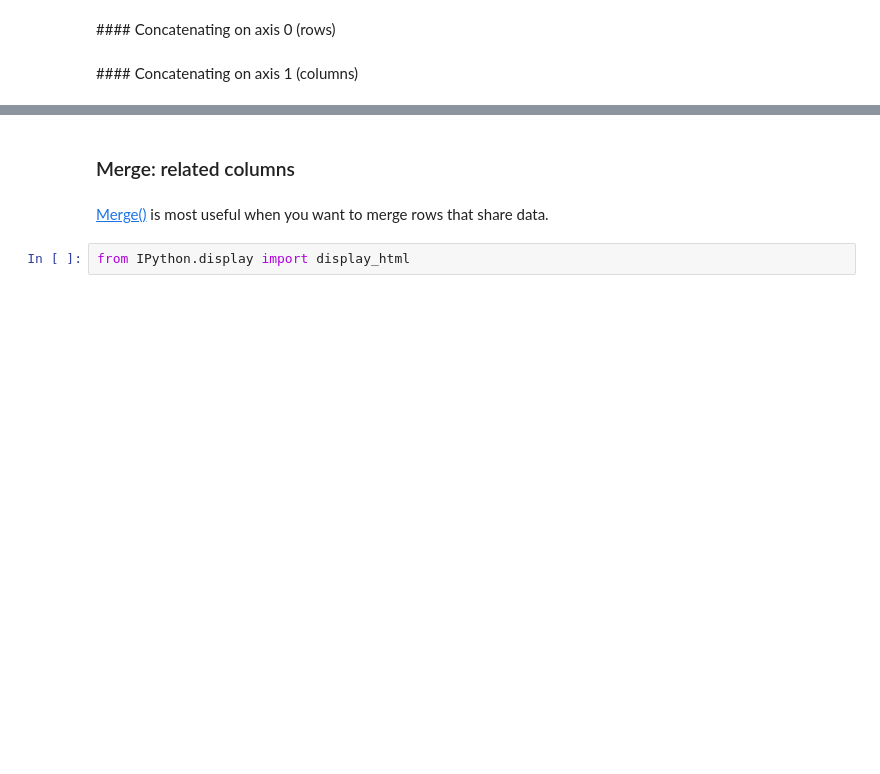
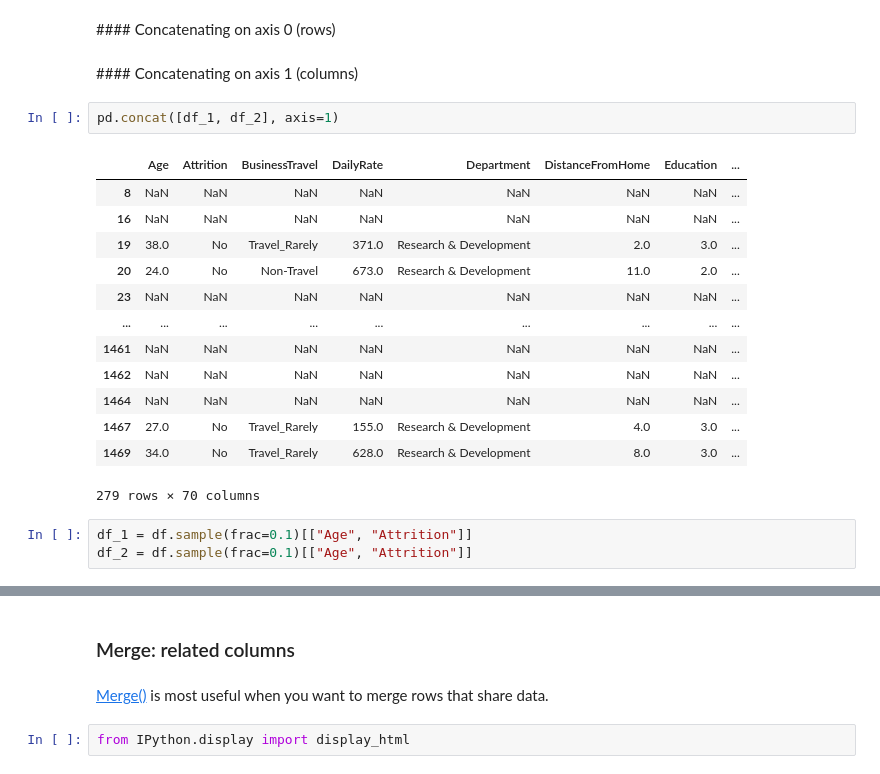
Before and after one commit to Ironhack-data-bcn-feb-2023/lectures, a Jupyter notebook: module-1/week-3/2-Pandas III - Aggregation & combination.ipynb, the cells around one changed output, grey strips where cells are left out. Drawn from its saved outputs; the diff is of its cells as text; blank space fills up the shorter version.

```diff
--- a/module-1/week-3/2-Pandas III - Aggregation & combination.ipynb
+++ b/module-1/week-3/2-Pandas III - Aggregation & combination.ipynb
@@ -86,3 +368,22 @@ We join dataframes along axis 0 one below the other. Align columns by label.
 #### Concatenating on axis 0 (rows)
 # %% [markdown]
 #### Concatenating on axis 1 (columns)
+# %%
+pd.concat([df_1, df_2], axis=1)
+# %% [output]
+|  | Age | Attrition | BusinessTravel | DailyRate | Department | DistanceFromHome | Education | ... |
+| 8 | NaN | NaN | NaN | NaN | NaN | NaN | NaN | ... |
+| 16 | NaN | NaN | NaN | NaN | NaN | NaN | NaN | ... |
+| 19 | 38.0 | No | Travel_Rarely | 371.0 | Research & Development | 2.0 | 3.0 | ... |
+| 20 | 24.0 | No | Non-Travel | 673.0 | Research & Development | 11.0 | 2.0 | ... |
+| 23 | NaN | NaN | NaN | NaN | NaN | NaN | NaN | ... |
+| ... | ... | ... | ... | ... | ... | ... | ... | ... |
+| 1461 | NaN | NaN | NaN | NaN | NaN | NaN | NaN | ... |
+| 1462 | NaN | NaN | NaN | NaN | NaN | NaN | NaN | ... |
+| 1464 | NaN | NaN | NaN | NaN | NaN | NaN | NaN | ... |
+| 1467 | 27.0 | No | Travel_Rarely | 155.0 | Research & Development | 4.0 | 3.0 | ... |
+| 1469 | 34.0 | No | Travel_Rarely | 628.0 | Research & Development | 8.0 | 3.0 | ... |
+279 rows × 70 columns
+# %%
+df_1 = df.sample(frac=0.1)[["Age", "Attrition"]]
+df_2 = df.sample(frac=0.1)[["Age", "Attrition"]]
```
Also changed, not shown: parts of 44 cells of this notebook, 2 other files.
